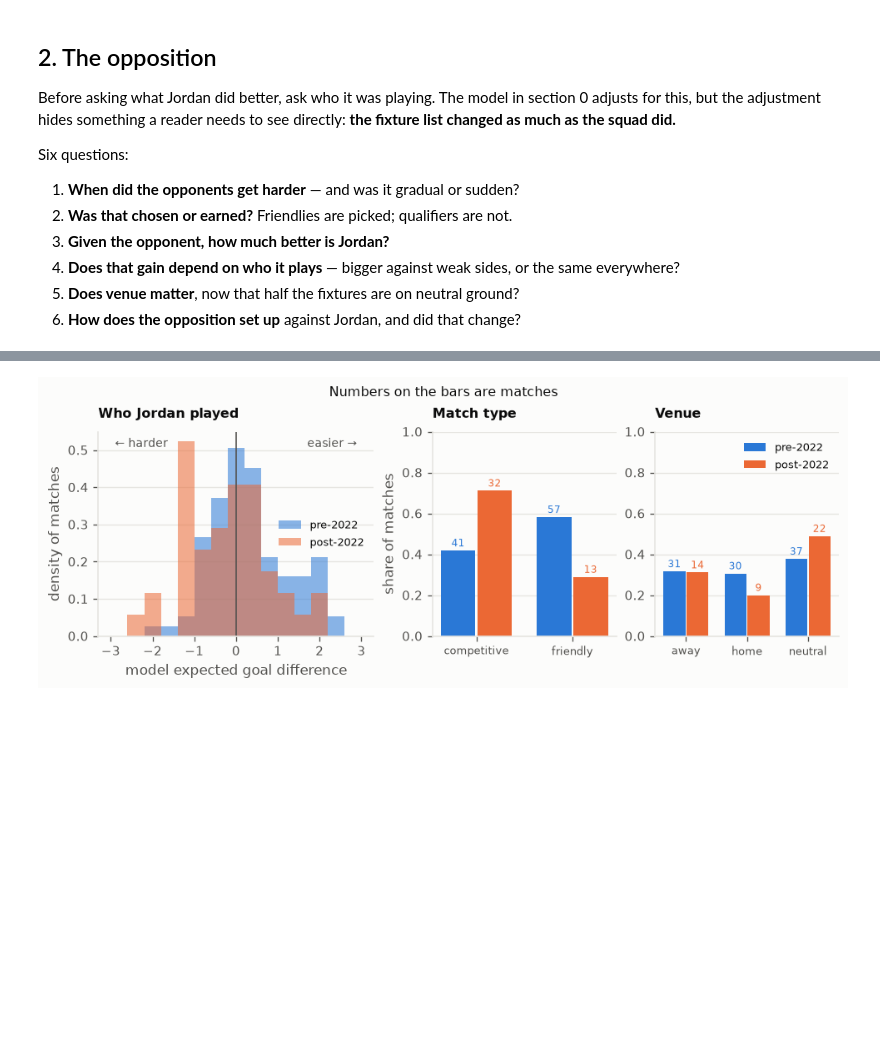
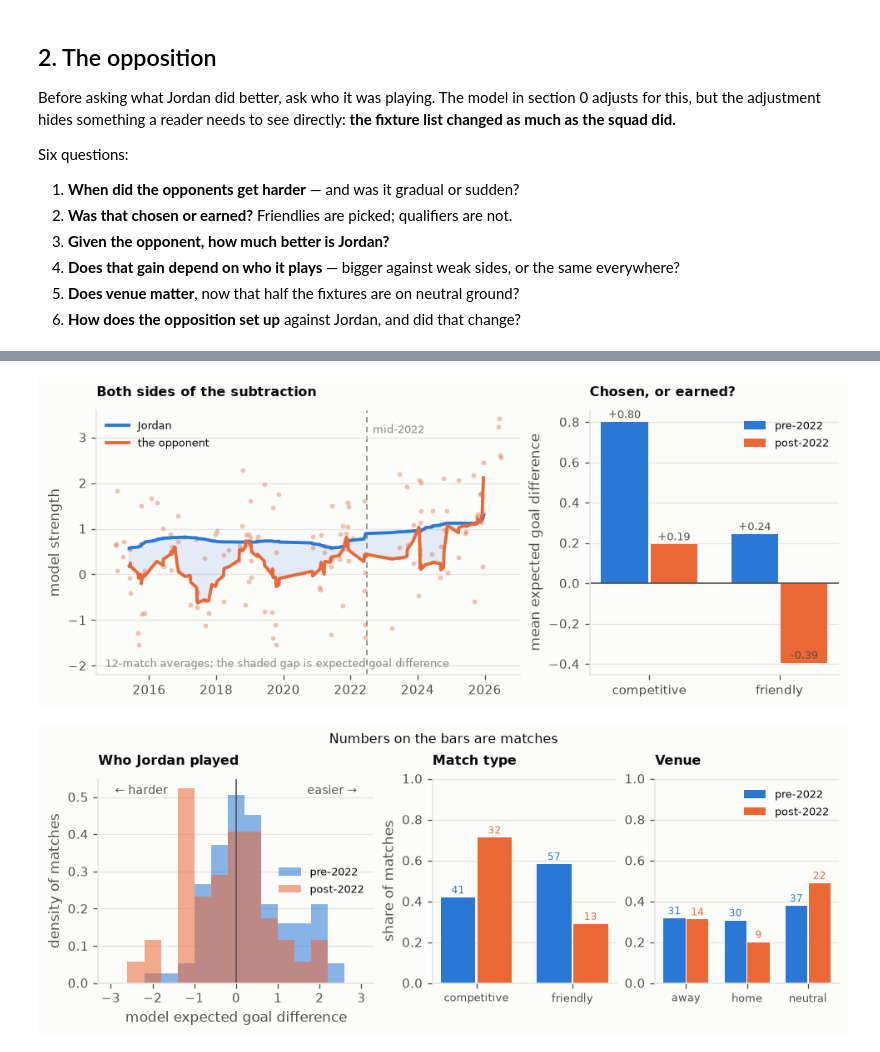
Before and after one commit to mqedan217/jordan-football-strength, a Jupyter notebook: notebooks/03_where_the_goals_came_from.ipynb, the cells around one changed output, grey strips where cells are left out. Cells and saved outputs as stored; diff of their text form; code cells hidden in the pictures; blank space fills up the shorter version.

```diff
--- a/notebooks/03_where_the_goals_came_from.ipynb
+++ b/notebooks/03_where_the_goals_came_from.ipynb
@@ -682,6 +682,17 @@ mt["opp_bl"] = pd.to_numeric(mt.opp_formation.astype(str).str.split("-").str[0],
                              errors="coerce")
 mt["opp_line"] = np.where(mt.opp_bl.isin([3, 5]), "back 3 or 5",
                           np.where(mt.opp_bl == 4, "back 4", None))
+# expected_gd is a DIFFERENCE: Jordan's strength minus the opponent's, plus the
+# model's home-advantage term. Back the opponent out of it, so the two sides can
+# be drawn separately. strength_at_match is Jordan's own parameter -- the same
+# quantity notebook 01 traces.
+_adv = tr.set_index("date").home_adv.sort_index()
+mt["adv"] = mt.date.map(lambda d: _adv.reindex(_adv.index.union([d]))
+                        .sort_index().ffill().get(d, np.nan))
+mt["venue_eff"] = np.where(mt.venue == "home", mt.adv,
+                           np.where(mt.venue == "away", -mt.adv, 0.0))
+mt["opp_str"] = mt.strength_at_match - (mt.expected_gd - mt.venue_eff)
+
 BLK = {e: [d for _, d in mt[mt.era == e].groupby("blk")] for e in ("pre", "post")}
 
 
@@ -741,3 +712,50 @@ plt.show()
+# %%
+# When did it harden, and was it chosen? Friendlies are arranged; qualifiers are
+# drawn. If only the competitive fixtures got harder, that is a consequence of
+# going further. If the friendlies hardened too, somebody chose it.
+fig, axes = plt.subplots(1, 2, figsize=(8.0, 3.2),
+                         gridspec_kw={"width_ratios": [1.7, 1]})
+a = axes[0]
+srt = mt.sort_values("date")
+jr = srt.set_index("date").strength_at_match.rolling(12, center=True).mean()
+orr = srt.set_index("date").opp_str.rolling(12, center=True).mean()
+a.fill_between(jr.index, jr.values, orr.values, where=jr.values >= orr.values,
+               color=viz.BLUE, alpha=0.12, interpolate=True)
+a.fill_between(jr.index, jr.values, orr.values, where=jr.values < orr.values,
+               color=viz.ORANGE, alpha=0.14, interpolate=True)
+a.scatter(srt.date, srt.opp_str, s=12, color=viz.ORANGE, alpha=0.4, linewidths=0)
+a.plot(jr.index, jr.values, color=viz.BLUE, lw=2.3, label="Jordan")
+a.plot(orr.index, orr.values, color=viz.ORANGE, lw=2.3, label="the opponent")
+viz.mark_split(a)
+a.set_ylabel("model strength")
+a.set_title("Both sides of the subtraction", fontsize=9.5)
+a.annotate("12-match averages; the shaded gap is expected goal difference",
+           xy=(0.02, 0.03), xycoords="axes fraction", fontsize=7.5,
+           color=viz.INK_MUTED)
+# the individual opponents run to +-4 and squash the lines that carry the point
+a.set_ylim(-2.2, 3.6)
+a.legend(fontsize=8, loc="upper left")
+viz.despine(a)
+
+b = axes[1]
+x = np.arange(2)
+for off, e, col in ((-0.19, "pre", viz.BLUE), (0.19, "post", viz.ORANGE)):
+    v = [mt[(mt.era == e) & (mt.kind == k)].expected_gd.mean()
+         for k in ("competitive", "friendly")]
+    b.bar(x + off, v, width=0.36, color=col, label=f"{e}-2022")
+    for xi_, vv in zip(x + off, v):
+        b.annotate(f"{vv:+.2f}", (xi_, vv), xytext=(0, 3), ha="center",
+                   textcoords="offset points", fontsize=8, color=viz.INK_2)
+b.axhline(0, color=viz.INK_2, lw=1.0)
+b.set_xticks(x)
+b.set_xticklabels(["competitive", "friendly"])
+b.set_ylabel("mean expected goal difference")
+b.set_title("Chosen, or earned?", fontsize=9.5)
+b.legend(fontsize=8)
+viz.despine(b)
+plt.show()
+# %% [output]
+[figure, added]
 # %%
 # The fixture list itself: who, what kind, and where.
 fig, axes = plt.subplots(1, 3, figsize=(8.0, 3.0),
```
Also changed, not shown: parts of 3 cells of this notebook, 1 other file.
